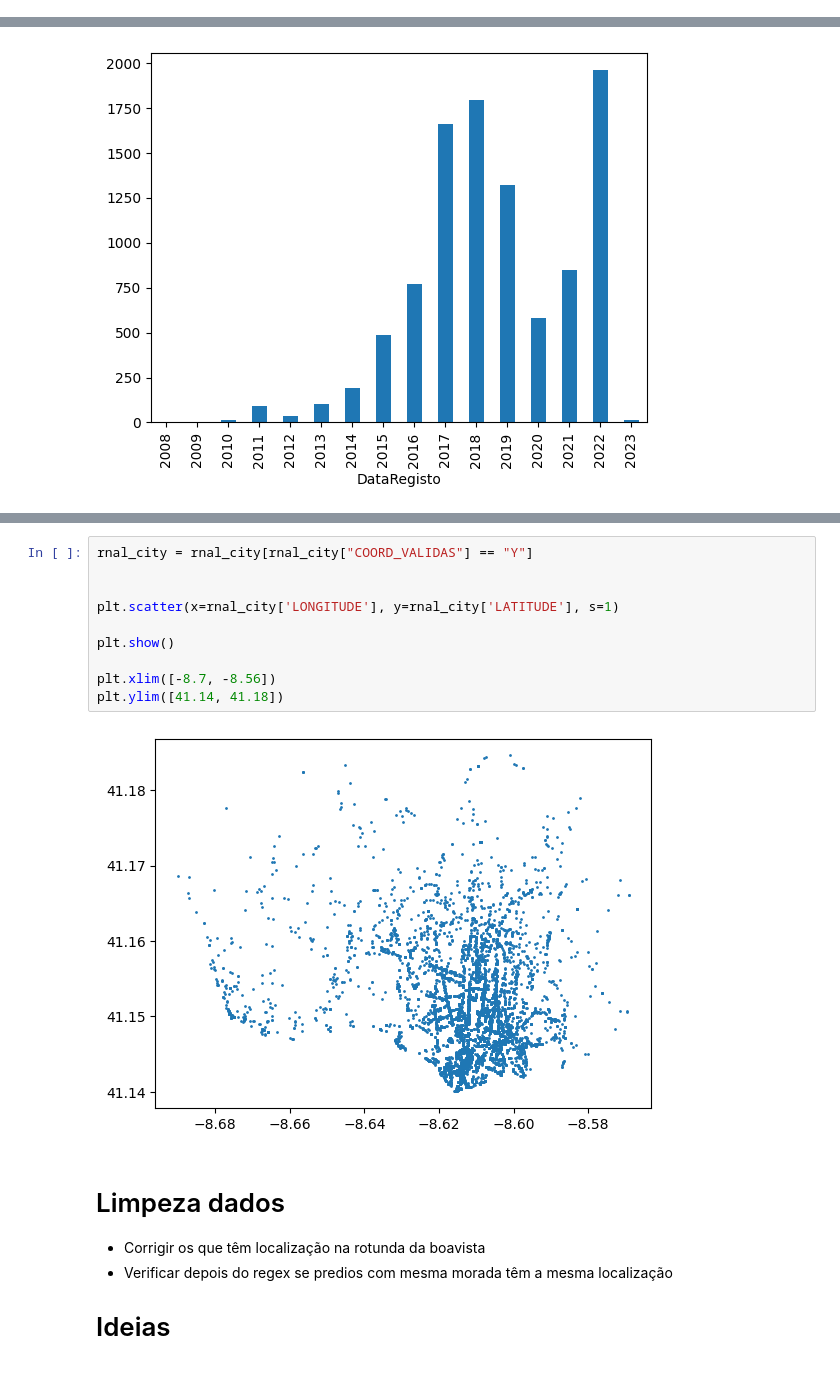
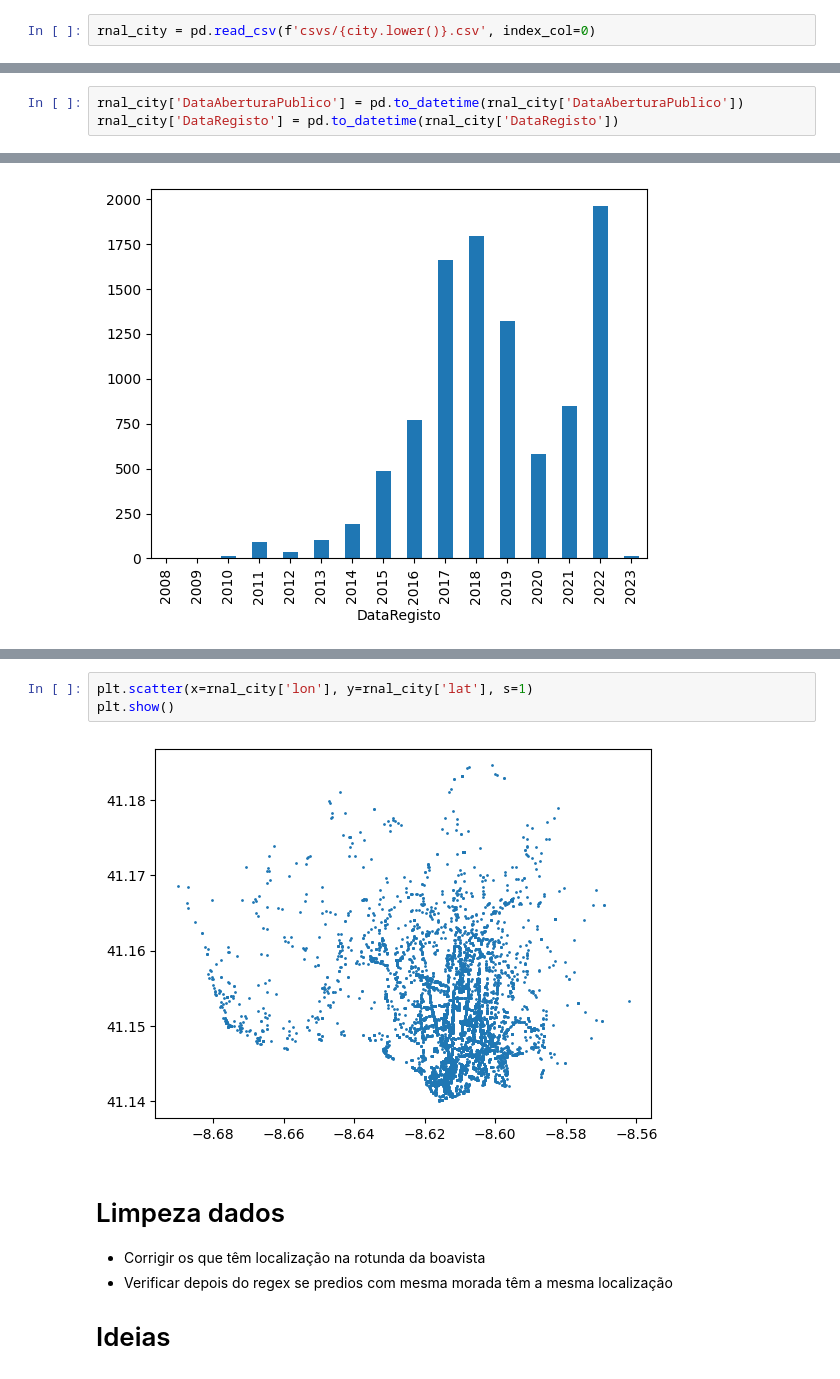
Before and after one commit to drowninginc/desalojamento, a Jupyter notebook: python/eda.ipynb, the cells around one changed output, grey strips where cells are left out. Drawn from its saved outputs; the diff is of its cells as text.

```diff
--- a/python/eda.ipynb
+++ b/python/eda.ipynb
@@ -132,2 +147,4 @@ with open('geojson/al.v2.json', 'w') as fp:
+# %%
+rnal_city = pd.read_csv(f'csvs/{city.lower()}.csv', index_col=0)
 # %%
 geodf = rnal_city[["Denominacao", "Endereco"]]
@@ -411,4 +358,7 @@ portohouse.com            1
 Name: Email_dominios, Length: 706, dtype: int64
 # %% [markdown]
 ## Temporalidade
+# %%
+rnal_city['DataAberturaPublico'] = pd.to_datetime(rnal_city['DataAberturaPublico'])
+rnal_city['DataRegisto'] = pd.to_datetime(rnal_city['DataRegisto'])
 # %%
@@ -435,15 +378,8 @@ plt.scatter(x=city_coordinates.lon,y=city_coordinates.lat,s=1)
 # %%
-rnal_city = rnal_city[rnal_city["COORD_VALIDAS"] == "Y"]
-
-
-plt.scatter(x=rnal_city['LONGITUDE'], y=rnal_city['LATITUDE'], s=1)
-
+plt.scatter(x=rnal_city['lon'], y=rnal_city['lat'], s=1)
 plt.show()
-
-plt.xlim([-8.7, -8.56])
-plt.ylim([41.14, 41.18])
 # %% [output]
-[figure, old version]
+[figure, new version]
 # %% [markdown]
 # Limpeza dados
 * Corrigir os que têm localização na rotunda da boavista
```
Also changed, not shown: parts of 23 cells of this notebook, 11 other files.
